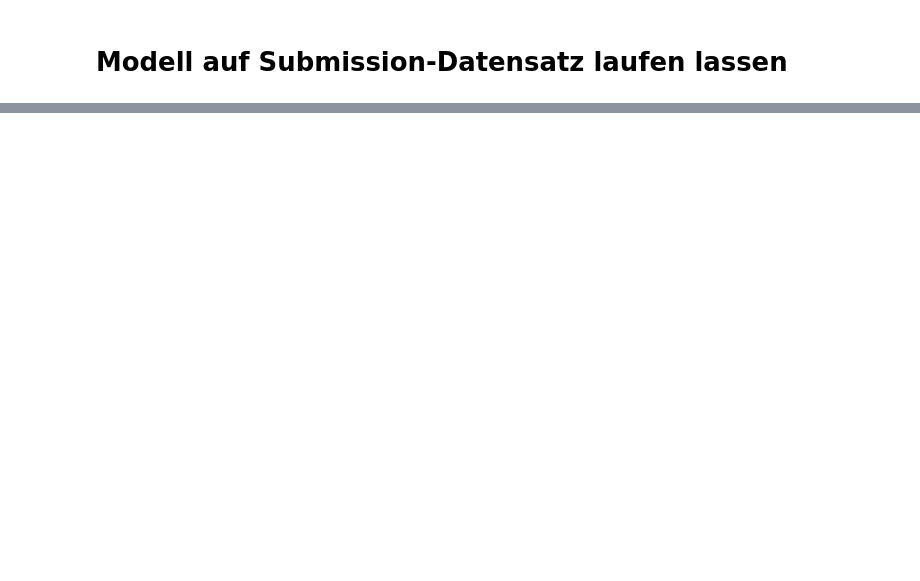
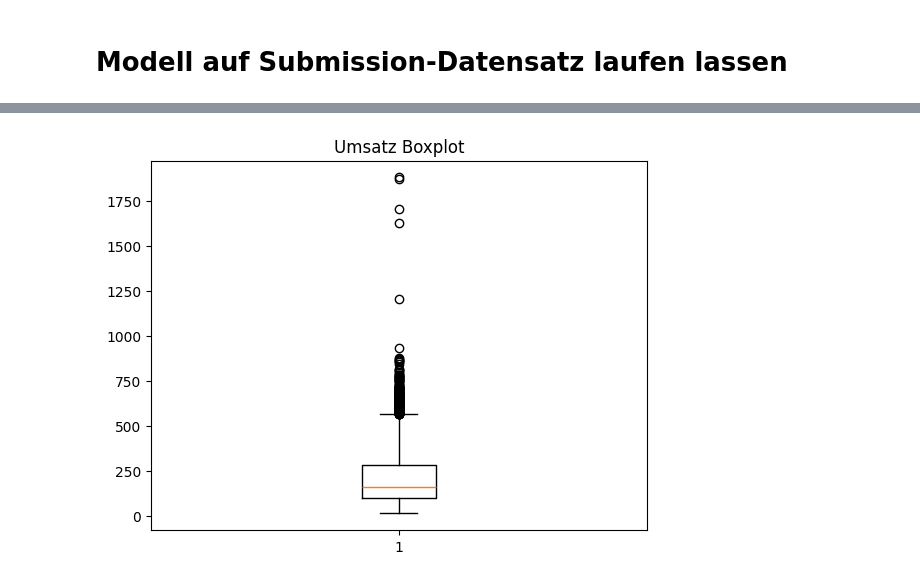
Before and after one commit to AI-sInA/Data-Science-und-ML-Team-9, a Jupyter notebook: 2_BaselineModel/team9_baseline.ipynb, the cells around one changed output, grey strips where cells are left out. Cells and saved outputs as stored; diff of their text form; code cells hidden in the pictures; blank space fills up the shorter version.

```diff
--- a/2_BaselineModel/team9_baseline.ipynb
+++ b/2_BaselineModel/team9_baseline.ipynb
@@ -407,0 +882,36 @@ df_sub[['id','Umsatz']].to_csv('../submission.csv', index=False)
+# %%
+# Optimiertes Modell
+
+
+selected_features = [
+    'Warengruppe', 'Temperatur', 'Tag_im_Jahr', 'Tag_im_Jahr_cos',
+    'id', 'Wochentag', 'Wochentag_sin', 'Ist_Wochenende', 'MV', 'BB'
+]
+
+X_train_selected = X_train[selected_features]
+X_test_selected = X_test[selected_features]
+
+model = Sequential([
+    Dense(64, activation='relu', input_dim=X_train_selected.shape[1]),
+    BatchNormalization(),
+    Dropout(0.3),
+    Dense(32, activation='relu'),
+    Dense(1, activation='linear')
+])
+
+model.compile(optimizer='adam', loss='mae', metrics=['mae'])
+history = model.fit(
+    X_train_selected, y_train,
+    validation_data=(X_test_selected, y_test),
+    epochs=50, batch_size=51, verbose=1
+)
+
+from sklearn.ensemble import RandomForestRegressor
+from sklearn.metrics import mean_absolute_error
+
+rf = RandomForestRegressor(n_estimators=100, random_state=42)
+rf.fit(X_train_selected, y_train)
+y_pred_rf = rf.predict(X_test_selected)
+
+mae_rf = mean_absolute_error(y_test, y_pred_rf)
+print(f"Random Forest MAE: {mae_rf}")
@@ -407,0 +937,7 @@ df_sub[['id','Umsatz']].to_csv('../submission.csv', index=False)
+# %%
+import matplotlib.pyplot as plt
+plt.boxplot(y_train)
+plt.title('Umsatz Boxplot')
+plt.show()
+# %% [output]
+[figure, added]
```
Also changed, not shown: parts of 20 cells of this notebook, 1 other file.
